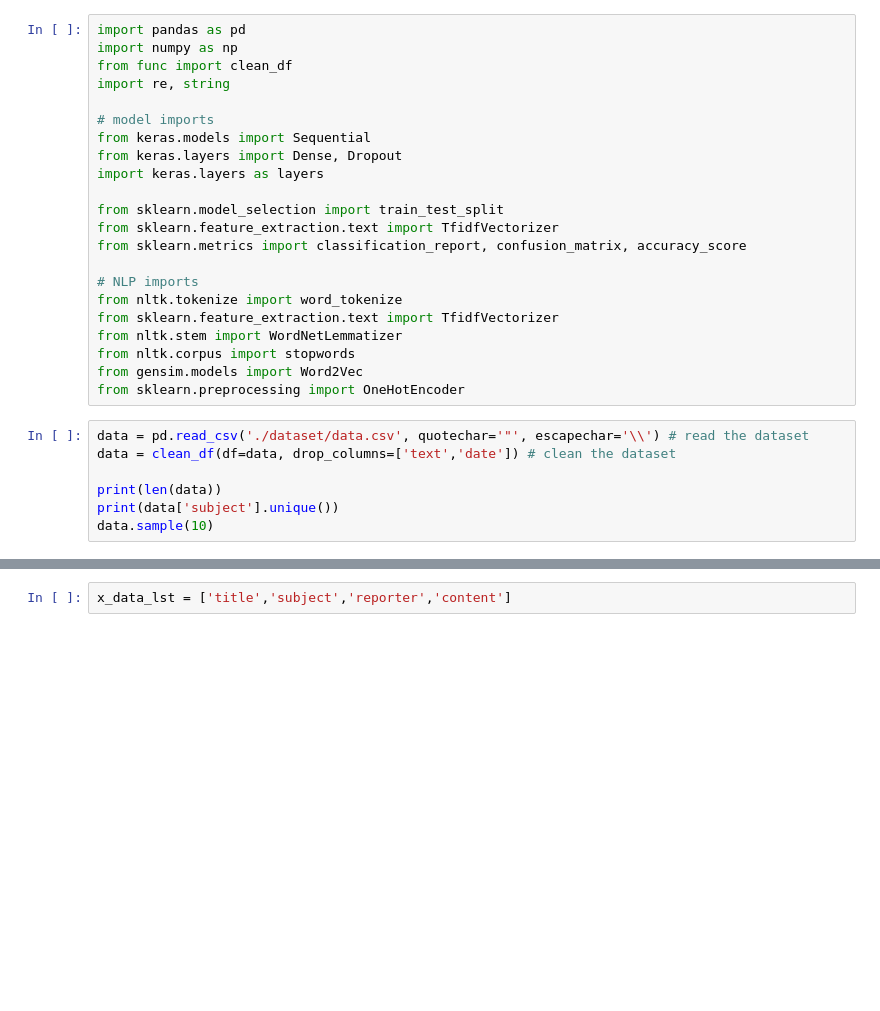
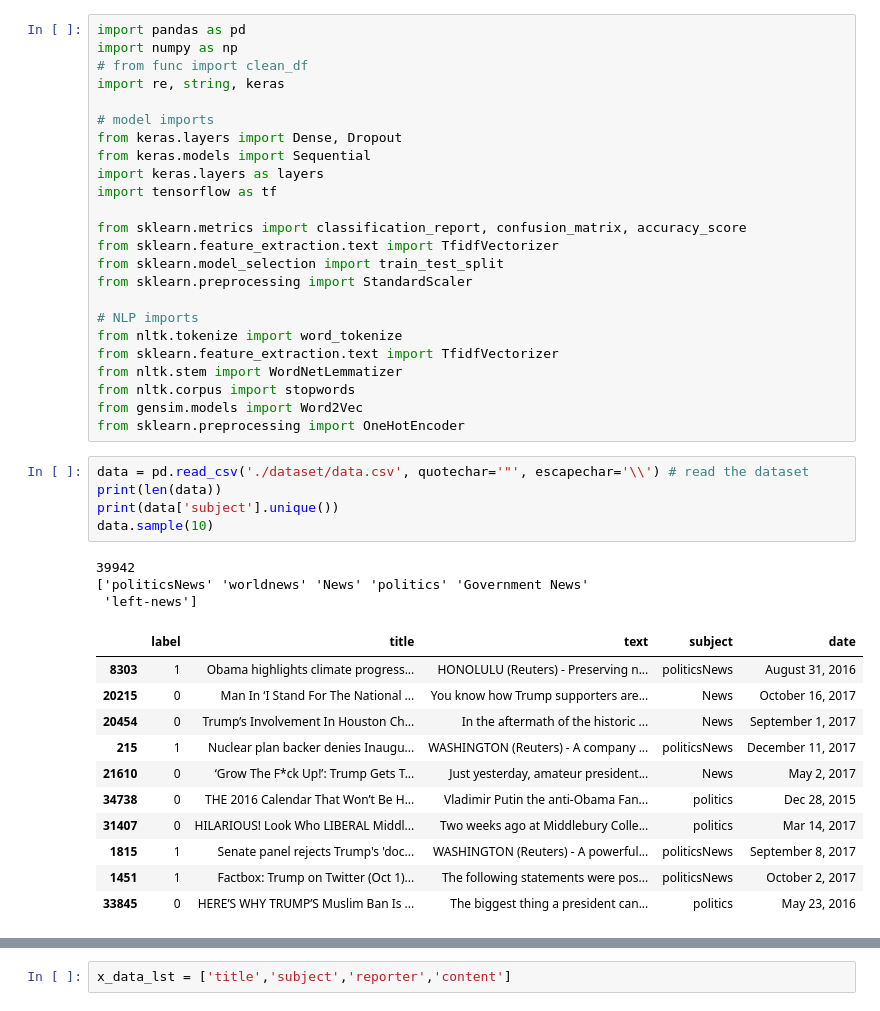
Before and after one commit to plip1e/NLP-first-project, a Jupyter notebook: main.ipynb, the cells around one changed output, grey strips where cells are left out. Saved outputs shown, nothing was run; the diff lists cells and outputs as text; blank space fills up the shorter version.

```diff
--- a/main.ipynb
+++ b/main.ipynb
@@ -1,17 +9,19 @@
 # %%
 import pandas as pd
 import numpy as np
-from func import clean_df
-import re, string
+# from func import clean_df
+import re, string, keras
 
 # model imports
+from keras.layers import Dense, Dropout
 from keras.models import Sequential
-from keras.layers import Dense, Dropout
 import keras.layers as layers
+import tensorflow as tf
 
+from sklearn.metrics import classification_report, confusion_matrix, accuracy_score
+from sklearn.feature_extraction.text import TfidfVectorizer
 from sklearn.model_selection import train_test_split
-from sklearn.feature_extraction.text import TfidfVectorizer
-from sklearn.metrics import classification_report, confusion_matrix, accuracy_score
+from sklearn.preprocessing import StandardScaler
 
 # NLP imports
 from nltk.tokenize import word_tokenize
@@ -22,8 +32,21 @@ from gensim.models import Word2Vec
 from sklearn.preprocessing import OneHotEncoder
 # %%
 data = pd.read_csv('./dataset/data.csv', quotechar='"', escapechar='\\') # read the dataset
-data = clean_df(df=data, drop_columns=['text','date']) # clean the dataset
-
 print(len(data))
 print(data['subject'].unique())
 data.sample(10)
+# %% [output]
+39942
+['politicsNews' 'worldnews' 'News' 'politics' 'Government News'
+ 'left-news']
+|  | label | title | text | subject | date |
+| 8303 | 1 | Obama highlights climate progress... | HONOLULU (Reuters) - Preserving n... | politicsNews | August 31, 2016 |
+| 20215 | 0 | Man In ‘I Stand For The National ... | You know how Trump supporters are... | News | October 16, 2017 |
+| 20454 | 0 | Trump’s Involvement In Houston Ch... | In the aftermath of the historic ... | News | September 1, 2017 |
+| 215 | 1 | Nuclear plan backer denies Inaugu... | WASHINGTON (Reuters) - A company ... | politicsNews | December 11, 2017 |
+| 21610 | 0 | ‘Grow The F*ck Up!’: Trump Gets T... | Just yesterday, amateur president... | News | May 2, 2017 |
+| 34738 | 0 | THE 2016 Calendar That Won’t Be H... | Vladimir Putin the anti-Obama Fan... | politics | Dec 28, 2015 |
+| 31407 | 0 | HILARIOUS! Look Who LIBERAL Middl... | Two weeks ago at Middlebury Colle... | politics | Mar 14, 2017 |
+| 1815 | 1 | Senate panel rejects Trump's 'doc... | WASHINGTON (Reuters) - A powerful... | politicsNews | September 8, 2017 |
+| 1451 | 1 | Factbox: Trump on Twitter (Oct 1)... | The following statements were pos... | politicsNews | October 2, 2017 |
+| 33845 | 0 | HERE’S WHY TRUMP’S Muslim Ban Is ... | The biggest thing a president can... | politics | May 23, 2016 |
```
Also changed, not shown: parts of 8 cells of this notebook.
